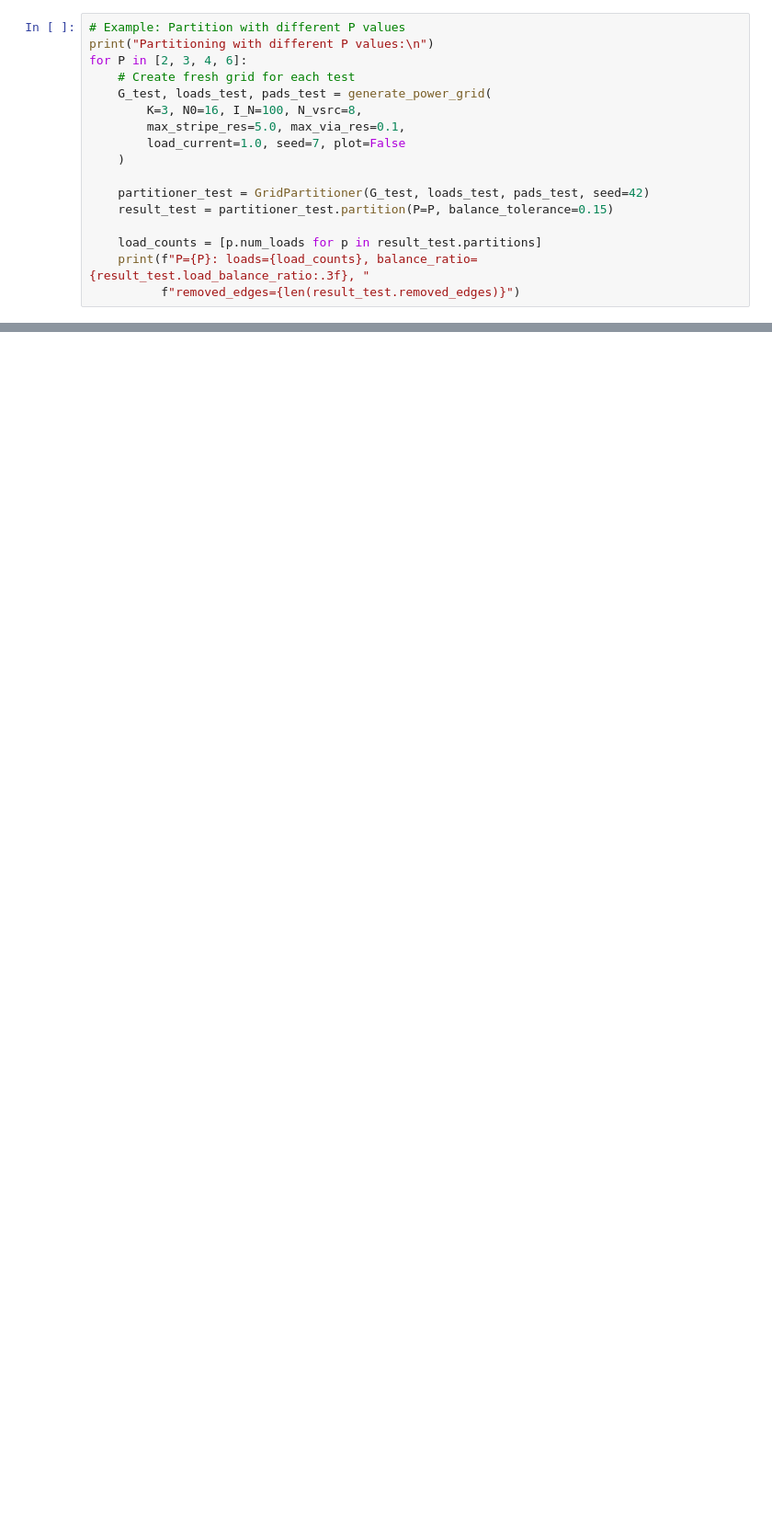
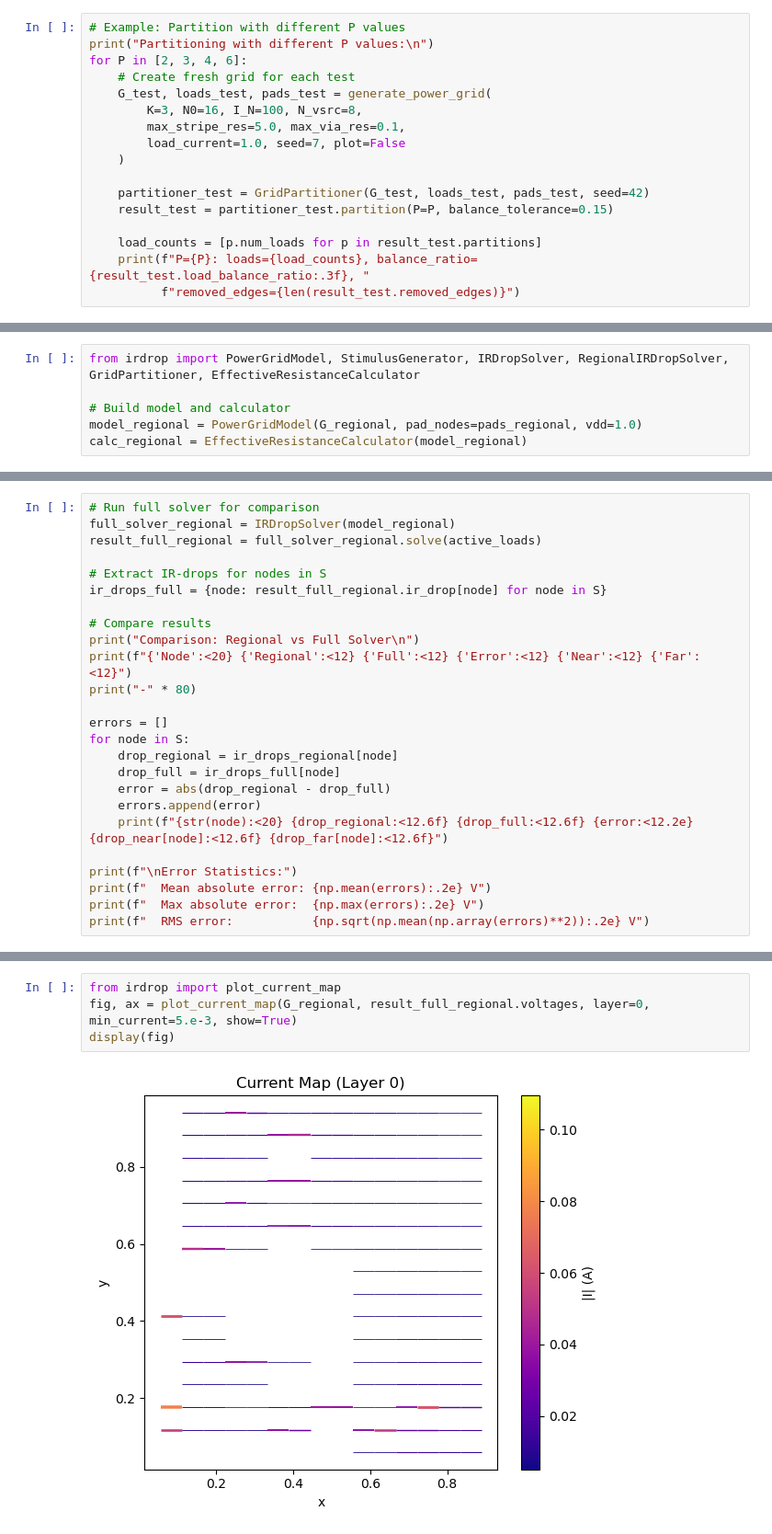
Before and after one commit to patour/sigma_dvd_prototype, a Jupyter notebook: proto.ipynb, the cells around one changed output, grey strips where cells are left out. Shown: that part at 92% size. Cells and saved outputs as stored; diff of their text form; blank space fills up the shorter version.

```diff
--- a/proto.ipynb
+++ b/proto.ipynb
@@ -230,0 +303,6 @@ for P in [2, 3, 4, 6]:
+# %%
+from irdrop import PowerGridModel, StimulusGenerator, IRDropSolver, RegionalIRDropSolver, GridPartitioner, EffectiveResistanceCalculator
+
+# Build model and calculator
+model_regional = PowerGridModel(G_regional, pad_nodes=pads_regional, vdd=1.0)
+calc_regional = EffectiveResistanceCalculator(model_regional)
@@ -230,0 +406,25 @@ for P in [2, 3, 4, 6]:
+# %%
+# Run full solver for comparison
+full_solver_regional = IRDropSolver(model_regional)
+result_full_regional = full_solver_regional.solve(active_loads)
+
+# Extract IR-drops for nodes in S
+ir_drops_full = {node: result_full_regional.ir_drop[node] for node in S}
+
+# Compare results
+print("Comparison: Regional vs Full Solver\n")
+print(f"{'Node':<20} {'Regional':<12} {'Full':<12} {'Error':<12} {'Near':<12} {'Far':<12}")
+print("-" * 80)
+
+errors = []
+for node in S:
+    drop_regional = ir_drops_regional[node]
+    drop_full = ir_drops_full[node]
+    error = abs(drop_regional - drop_full)
+    errors.append(error)
+    print(f"{str(node):<20} {drop_regional:<12.6f} {drop_full:<12.6f} {error:<12.2e} {drop_near[node]:<12.6f} {drop_far[node]:<12.6f}")
+
+print(f"\nError Statistics:")
+print(f"  Mean absolute error: {np.mean(errors):.2e} V")
+print(f"  Max absolute error:  {np.max(errors):.2e} V")
+print(f"  RMS error:           {np.sqrt(np.mean(np.array(errors)**2)):.2e} V")
@@ -230,0 +487,6 @@ for P in [2, 3, 4, 6]:
+# %%
+from irdrop import plot_current_map
+fig, ax = plot_current_map(G_regional, result_full_regional.voltages, layer=0, min_current=5.e-3, show=True)
+display(fig)
+# %% [output]
+[figure, added]
```
Also changed, not shown: parts of 20 cells of this notebook, 4 other files.
